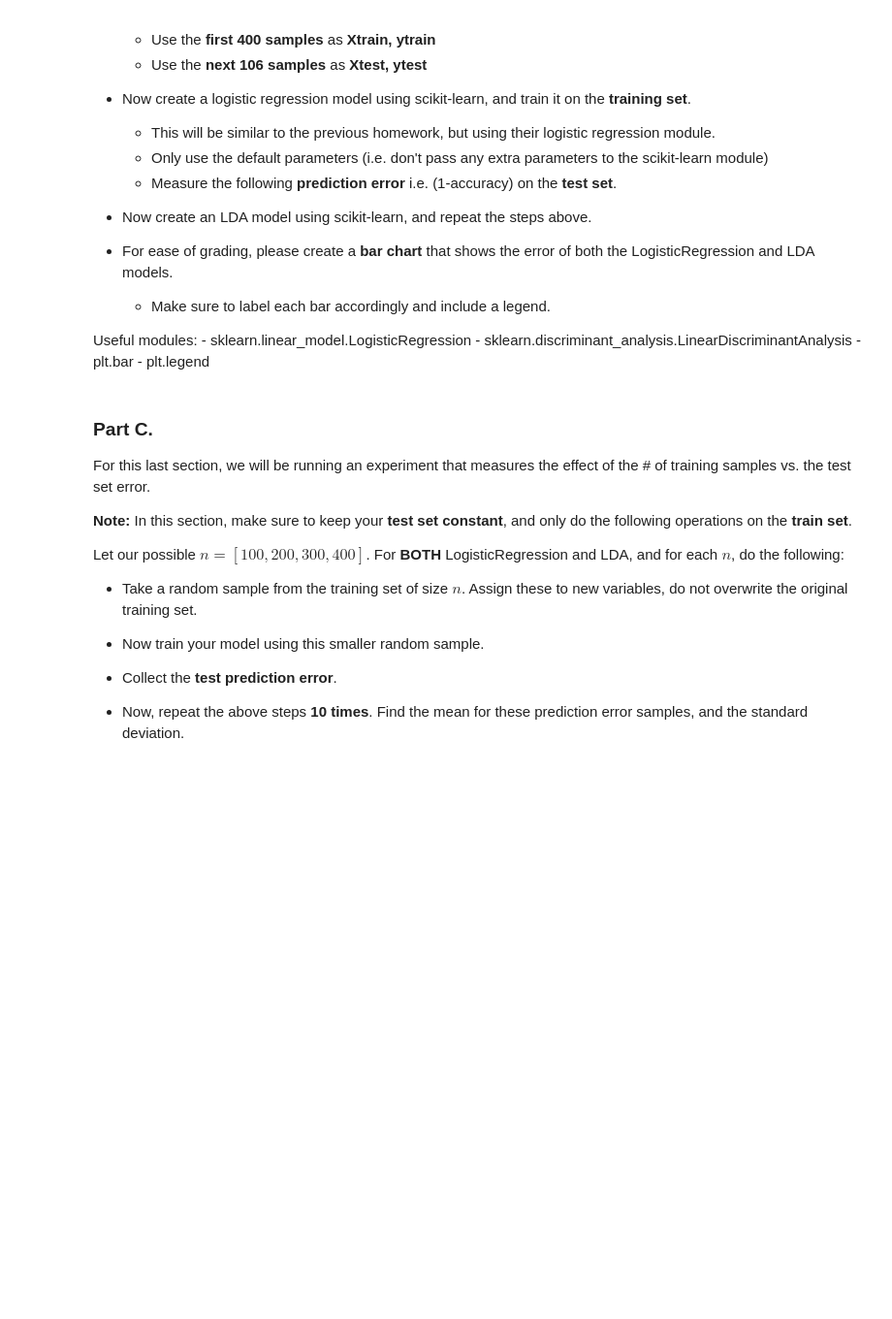
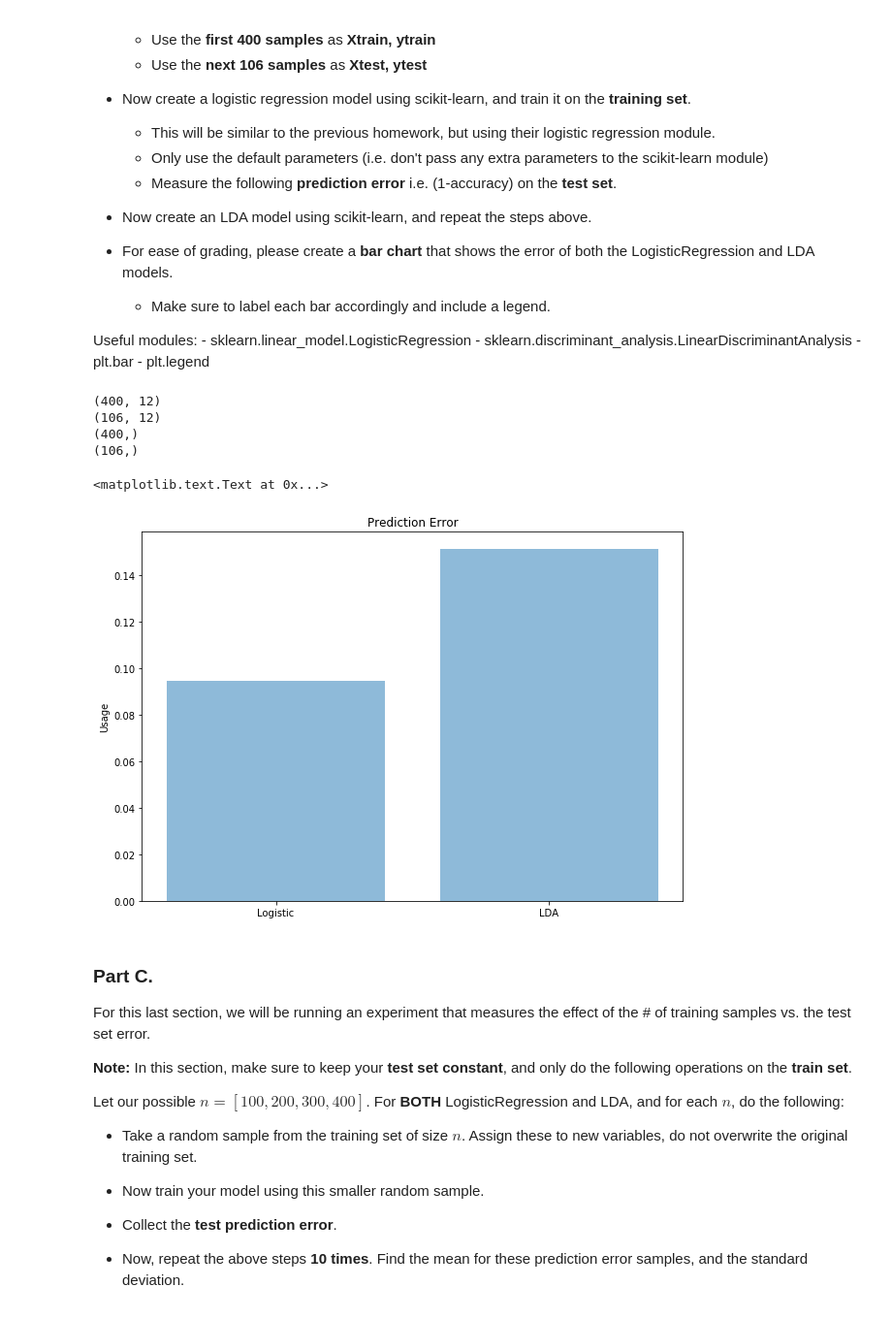
Before and after one commit to theSTremblay/Data-Science-Principles, a Jupyter notebook: ps03b.ipynb, the cells around one changed output. Shown at 97% size. Drawn from its saved outputs; the diff is of its cells as text; code cells hidden in the pictures; blank space fills up the shorter version.

```diff
--- a/ps03b.ipynb
+++ b/ps03b.ipynb
@@ -71,6 +116,63 @@ Useful modules:
     - sklearn.discriminant_analysis.LinearDiscriminantAnalysis
     - plt.bar
     - plt.legend
+# %%
+split = 400/506
+split2 = 106/506
+
+X_train = X.iloc[:400, :]
+X_test = X.iloc[400:, :]
+
+Y_train = Y.iloc[:400]
+Y_test = Y.iloc[400:]
+
+#X_train, X_test, Y_train, Y_test = sklearn.cross_validation.train_test_split(X, Y, test_size = split2)
+print(X_train.shape)
+print(X_test.shape)
+print(Y_train.shape)
+print(Y_test.shape)
+from sklearn.linear_model import LogisticRegression
+from sklearn.discriminant_analysis import LinearDiscriminantAnalysis
+#clf = LogisticRegression(random_state=0, solver='lbfgs', multi_class='multinomial')
+clf = LogisticRegression(random_state=11)
+clf2 = clf.fit(X_train, Y_train)
+Y_predicted_acc = clf2.score(X_test, Y_test)
+
+pred_err = 1 - Y_predicted_acc
+
+
+# LDA
+
+from sklearn.preprocessing import StandardScaler
+
+#sc = StandardScaler()
+#X_train2 = sc.fit_transform(X_train)
+#X_test2 = sc.transform(X_test)
+
+clf_LDA = LinearDiscriminantAnalysis(n_components=1)
+clf_LDA2 = clf_LDA.fit(X_train, Y_train)
+#X_test2 = clf_LDA.transform(X_test2)
+
+LDA_acc = clf_LDA2.score(X_test, Y_test)
+
+pred_err_LDA = 1 - LDA_acc
+
+# GRAPHS
+objects = ('Logistic', 'LDA')
+y_pos = np.arange(len(objects))
+performance = [pred_err, pred_err_LDA]
+plt.figure(0)
+plt.bar(y_pos, performance, align='center', alpha=0.5)
+plt.xticks(y_pos, objects)
+plt.ylabel('Usage')
+plt.title('Prediction Error')
+# %% [output]
+(400, 12)
+(106, 12)
+(400,)
+(106,)
+<matplotlib.text.Text at 0x...>
+[figure, added]
 # %% [markdown]
 ### Part C.
 
```
Also changed, not shown: parts of 3 cells of this notebook.
